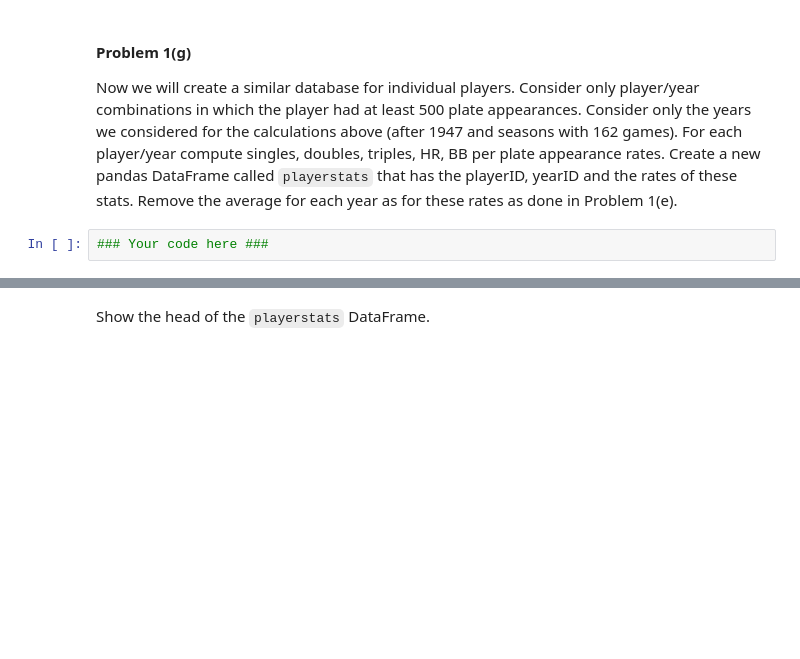
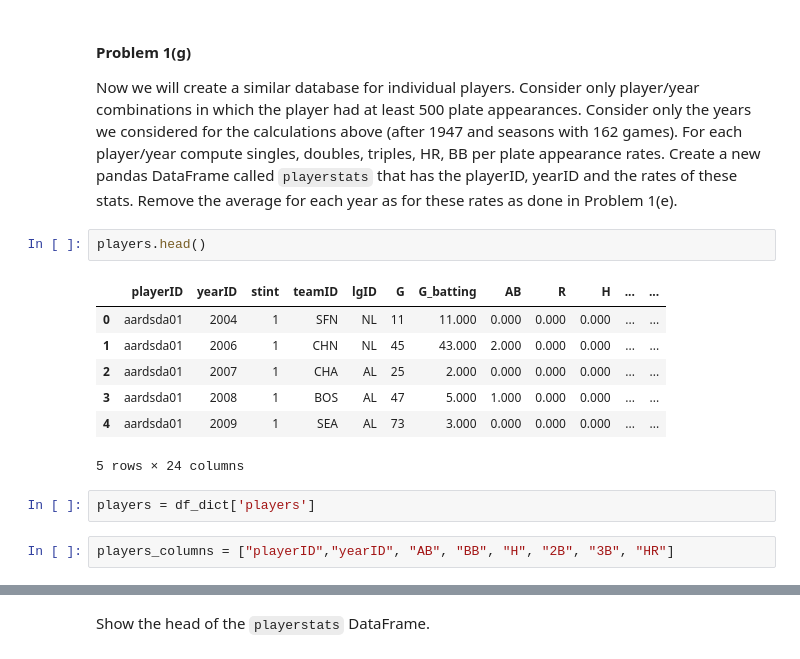
Before and after one commit to ademyanchuk/2014, a Jupyter notebook: homework/HW3.ipynb, the cells around one changed output, grey strips where cells are left out. Drawn from its saved outputs; the diff is of its cells as text; blank space fills up the shorter version.

```diff
--- a/homework/HW3.ipynb
+++ b/homework/HW3.ipynb
@@ -285,5 +308,17 @@ Build a simple linear regression model to predict the number of wins from the av
 #### Problem 1(g)
 
 Now we will create a similar database for individual players. Consider only player/year combinations in which the player had at least 500 plate appearances. Consider only the years we considered for the calculations above (after 1947 and seasons with 162 games). For each player/year compute singles, doubles, triples, HR, BB per plate appearance rates. Create a new pandas DataFrame called `playerstats` that has the playerID, yearID and the rates of these stats.  Remove the average for each year as for these rates as done in Problem 1(e).
-# %%
-### Your code here ###
+# %%
+players.head()
+# %% [output]
+|  | playerID | yearID | stint | teamID | lgID | G | G_batting | AB | R | H | ... | ... |
+| 0 | aardsda01 | 2004 | 1 | SFN | NL | 11 | 11.000 | 0.000 | 0.000 | 0.000 | ... | ... |
+| 1 | aardsda01 | 2006 | 1 | CHN | NL | 45 | 43.000 | 2.000 | 0.000 | 0.000 | ... | ... |
+| 2 | aardsda01 | 2007 | 1 | CHA | AL | 25 | 2.000 | 0.000 | 0.000 | 0.000 | ... | ... |
+| 3 | aardsda01 | 2008 | 1 | BOS | AL | 47 | 5.000 | 1.000 | 0.000 | 0.000 | ... | ... |
+| 4 | aardsda01 | 2009 | 1 | SEA | AL | 73 | 3.000 | 0.000 | 0.000 | 0.000 | ... | ... |
+5 rows × 24 columns
+# %%
+players = df_dict['players']
+# %%
+players_columns = ["playerID","yearID", "AB", "BB", "H", "2B", "3B", "HR"]
```
Also changed, not shown: parts of 30 cells of this notebook.
